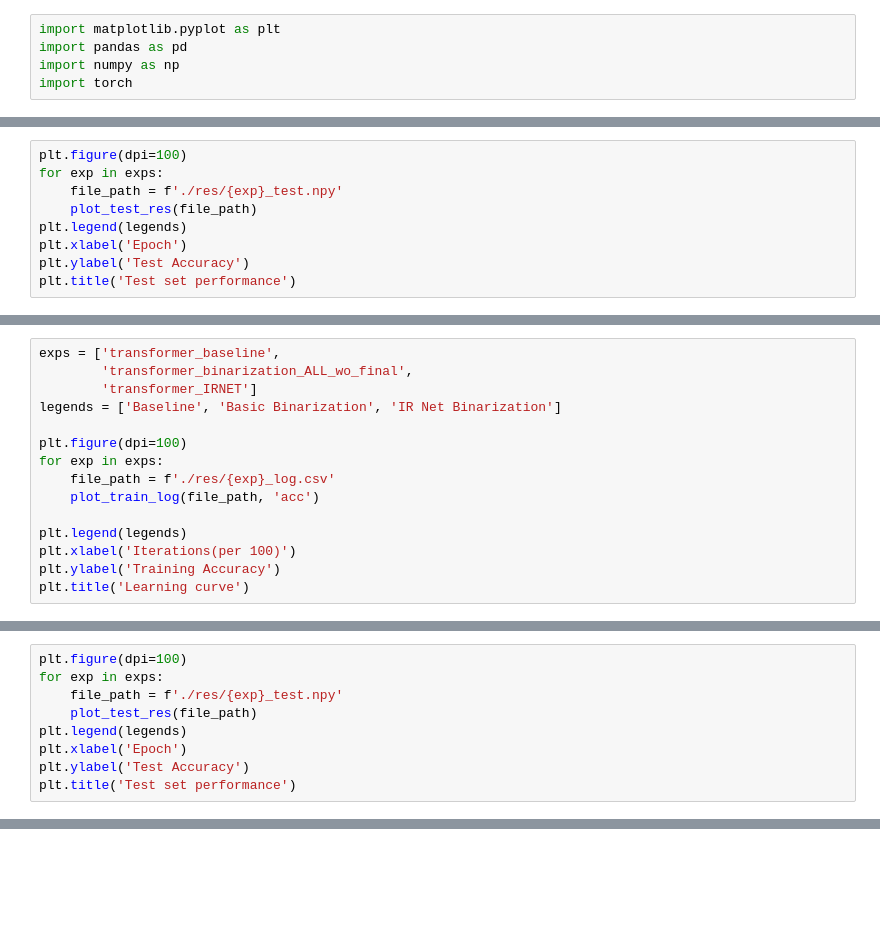
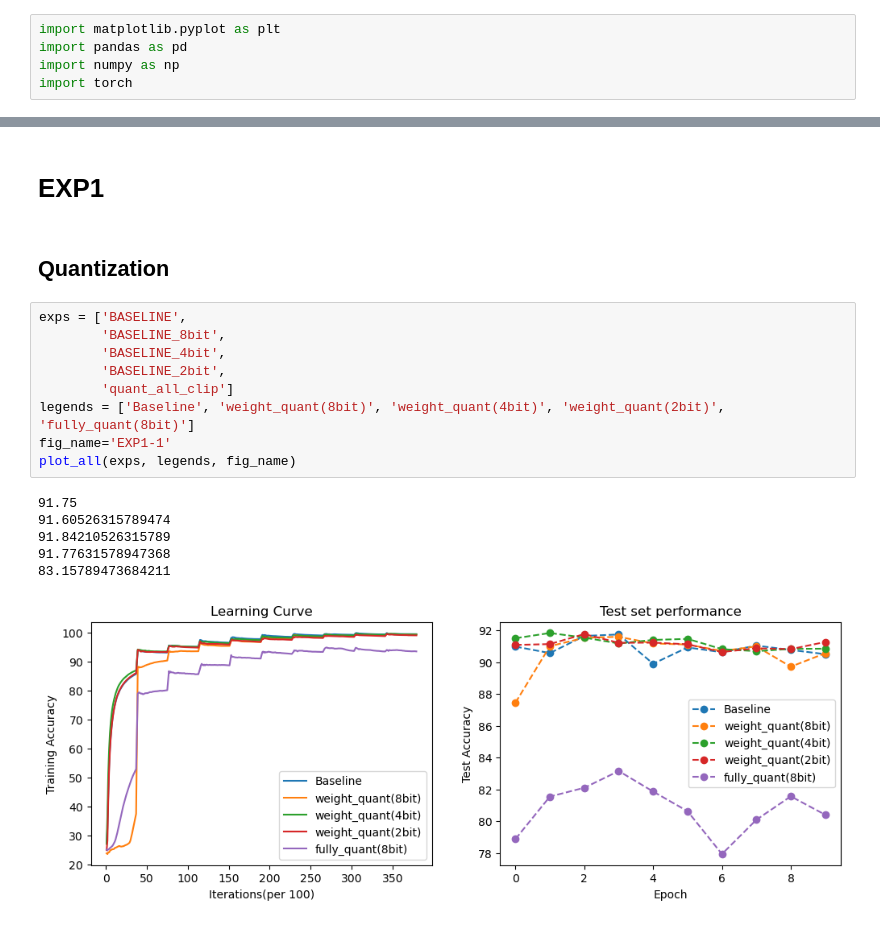
Before and after one commit to Alexstrasza98/Transformer-Quantization, a Jupyter notebook: plot.ipynb, the cells around one changed output, grey strips where cells are left out. Cells and saved outputs as stored; diff of their text form; blank space fills up the shorter version.

```diff
--- a/plot.ipynb
+++ b/plot.ipynb
@@ -213,9 +5,0 @@ Text(0.5, 1.0, 'Learning curve')
-# %%
-plt.figure(dpi=100)
-for exp in exps:
-    file_path = f'./res/{exp}_test.npy'
-    plot_test_res(file_path)
-plt.legend(legends)
-plt.xlabel('Epoch')
-plt.ylabel('Test Accuracy')
-plt.title('Test set performance')
@@ -230,15 +5,0 @@ Text(0.5, 1.0, 'Test set performance')
-# %%
-exps = ['transformer_baseline',
-        'transformer_binarization_ALL_wo_final',
-        'transformer_IRNET']
-legends = ['Baseline', 'Basic Binarization', 'IR Net Binarization']
-
-plt.figure(dpi=100)
-for exp in exps:
-    file_path = f'./res/{exp}_log.csv'
-    plot_train_log(file_path, 'acc')
-
-plt.legend(legends)
-plt.xlabel('Iterations(per 100)')
-plt.ylabel('Training Accuracy')
-plt.title('Learning curve')
@@ -248,9 +5,0 @@ Text(0.5, 1.0, 'Learning curve')
-# %%
-plt.figure(dpi=100)
-for exp in exps:
-    file_path = f'./res/{exp}_test.npy'
-    plot_test_res(file_path)
-plt.legend(legends)
-plt.xlabel('Epoch')
-plt.ylabel('Test Accuracy')
-plt.title('Test set performance')
@@ -262,0 +76,20 @@ Text(0.5, 1.0, 'Test set performance')
+# %% [markdown]
+# EXP1
+# %% [markdown]
+## Quantization
+# %%
+exps = ['BASELINE',
+        'BASELINE_8bit',
+        'BASELINE_4bit',
+        'BASELINE_2bit',
+        'quant_all_clip']
+legends = ['Baseline', 'weight_quant(8bit)', 'weight_quant(4bit)', 'weight_quant(2bit)', 'fully_quant(8bit)']
+fig_name='EXP1-1'
+plot_all(exps, legends, fig_name)
+# %% [output]
+91.75
+91.60526315789474
+91.84210526315789
+91.77631578947368
+83.15789473684211
+[figure, added]
```
Also changed, not shown: parts of 38 cells of this notebook, 7 other files.
